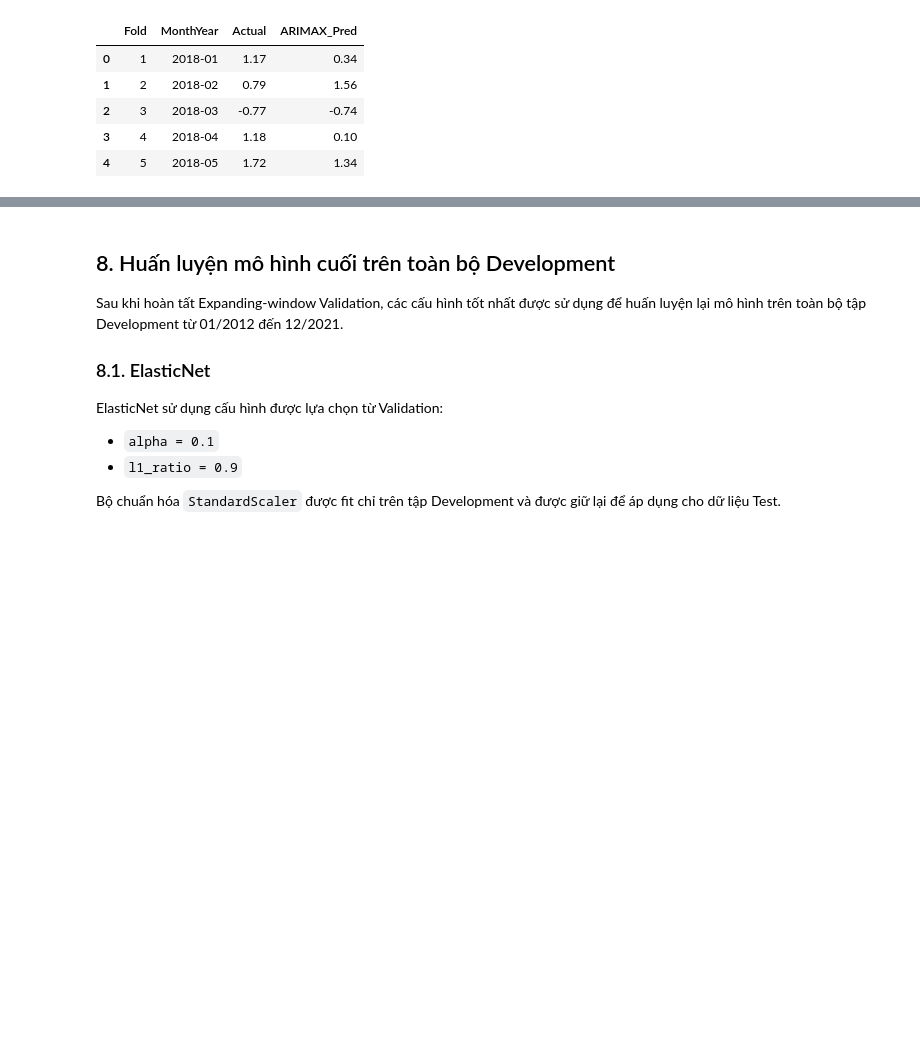
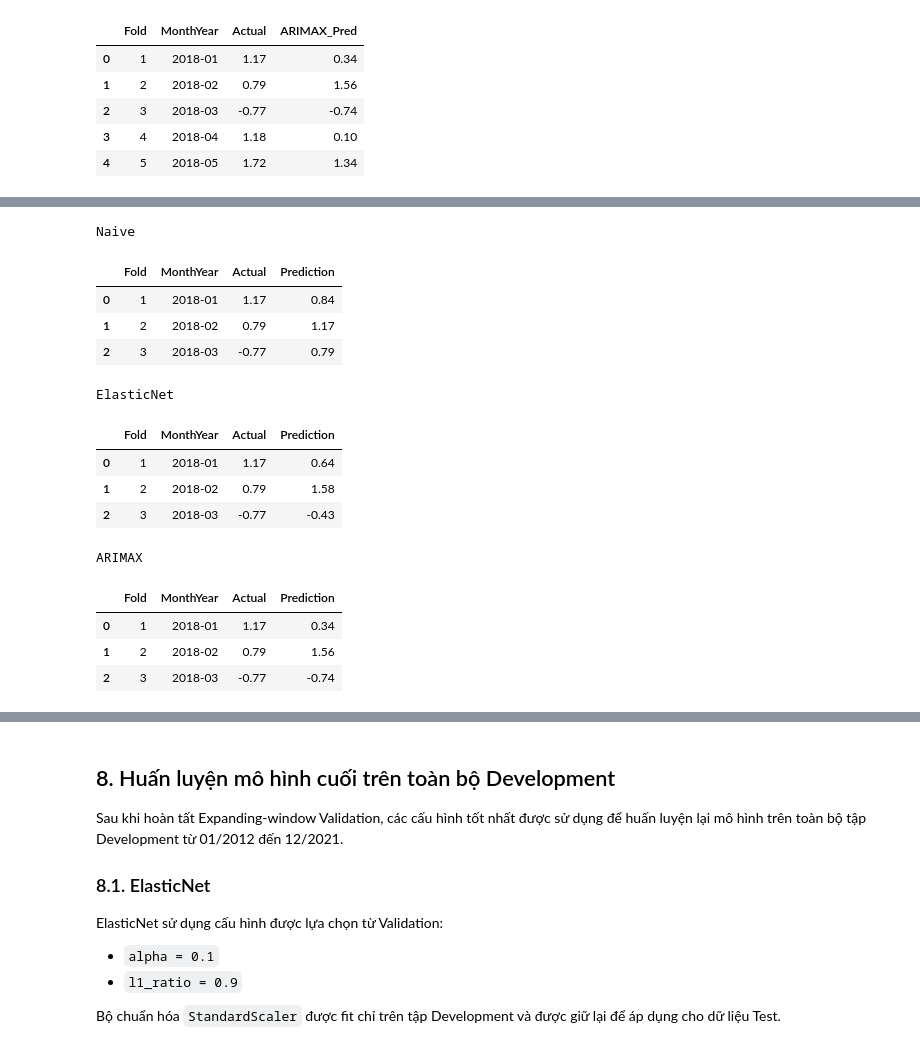
Before and after one commit to phuyen145/vietnam-transportation-cpi-forecasting, a Jupyter notebook: notebooks/09_modeling.ipynb, the cells around one changed output, grey strips where cells are left out. Saved outputs shown, nothing was run; the diff lists cells and outputs as text; code cells hidden in the pictures; blank space fills up the shorter version.

```diff
--- a/notebooks/09_modeling.ipynb
+++ b/notebooks/09_modeling.ipynb
@@ -747,0 +715,63 @@ Kết quả này tốt hơn ARIMAX và Naive, tuy nhiên RMSE vẫn cao hơn m
+# %%
+validation_predictions = {
+
+    "Naive": (
+        naive_val_results[
+            ["Fold", "MonthYear", "Actual", "Naive_Pred"]
+        ]
+        .rename(
+            columns={
+                "Naive_Pred": "Prediction"
+            }
+        )
+        .copy()
+    ),
+
+    "ElasticNet": (
+        elastic_val_results[
+            ["Fold", "MonthYear", "Actual", "ElasticNet_Pred"]
+        ]
+        .rename(
+            columns={
+                "ElasticNet_Pred": "Prediction"
+            }
+        )
+        .copy()
+    ),
+
+    "ARIMAX": (
+        arimax_val_results[
+            ["Fold", "MonthYear", "Actual", "ARIMAX_Pred"]
+        ]
+        .rename(
+            columns={
+                "ARIMAX_Pred": "Prediction"
+            }
+        )
+        .copy()
+    ),
+}
+
+for model_name, pred_df in validation_predictions.items():
+
+    print(f"\n{model_name}")
+
+    display(
+        pred_df.head(3).round(2)
+    )
+# %% [output]
+Naive
+|  | Fold | MonthYear | Actual | Prediction |
+| 0 | 1 | 2018-01 | 1.17 | 0.84 |
+| 1 | 2 | 2018-02 | 0.79 | 1.17 |
+| 2 | 3 | 2018-03 | -0.77 | 0.79 |
+ElasticNet
+|  | Fold | MonthYear | Actual | Prediction |
+| 0 | 1 | 2018-01 | 1.17 | 0.64 |
+| 1 | 2 | 2018-02 | 0.79 | 1.58 |
+| 2 | 3 | 2018-03 | -0.77 | -0.43 |
+ARIMAX
+|  | Fold | MonthYear | Actual | Prediction |
+| 0 | 1 | 2018-01 | 1.17 | 0.34 |
+| 1 | 2 | 2018-02 | 0.79 | 1.56 |
+| 2 | 3 | 2018-03 | -0.77 | -0.74 |
```
Also changed, not shown: parts of 22 cells of this notebook, 3 other files.
